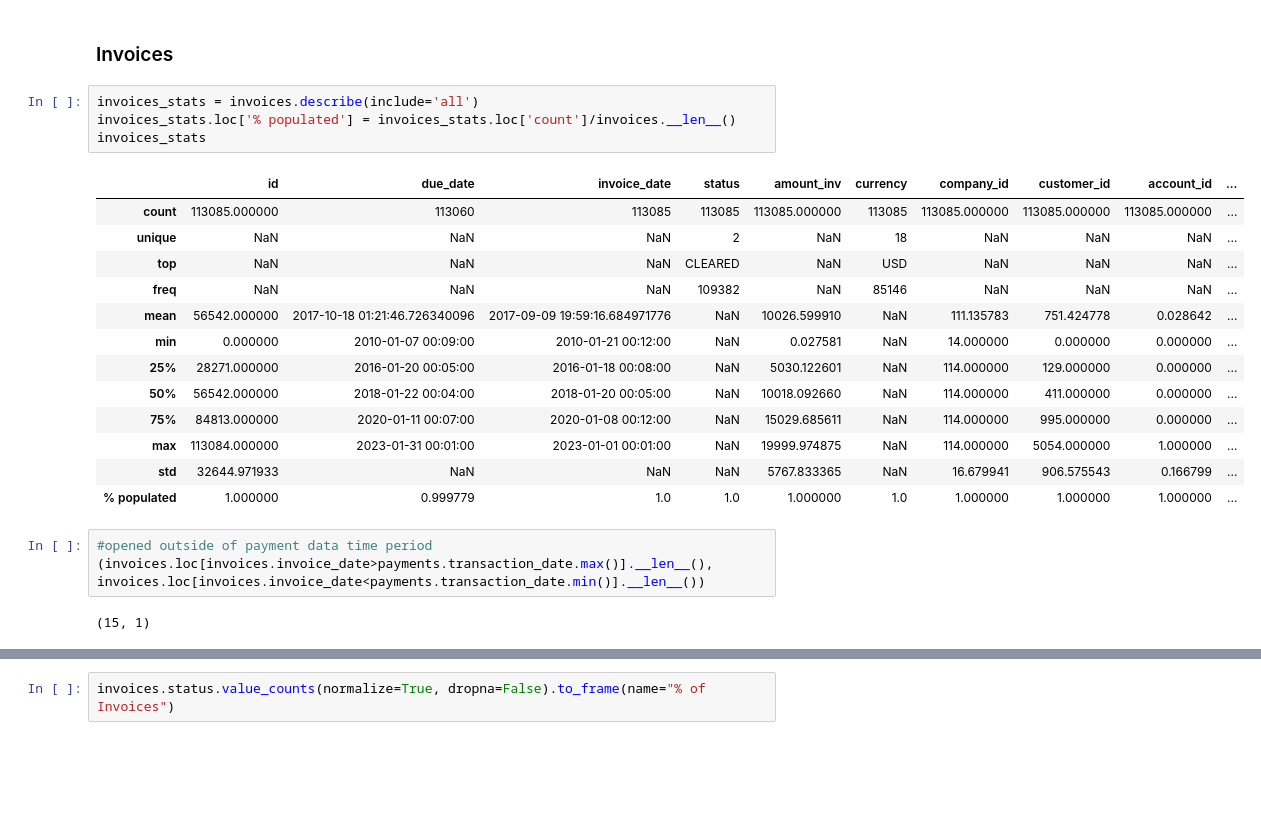
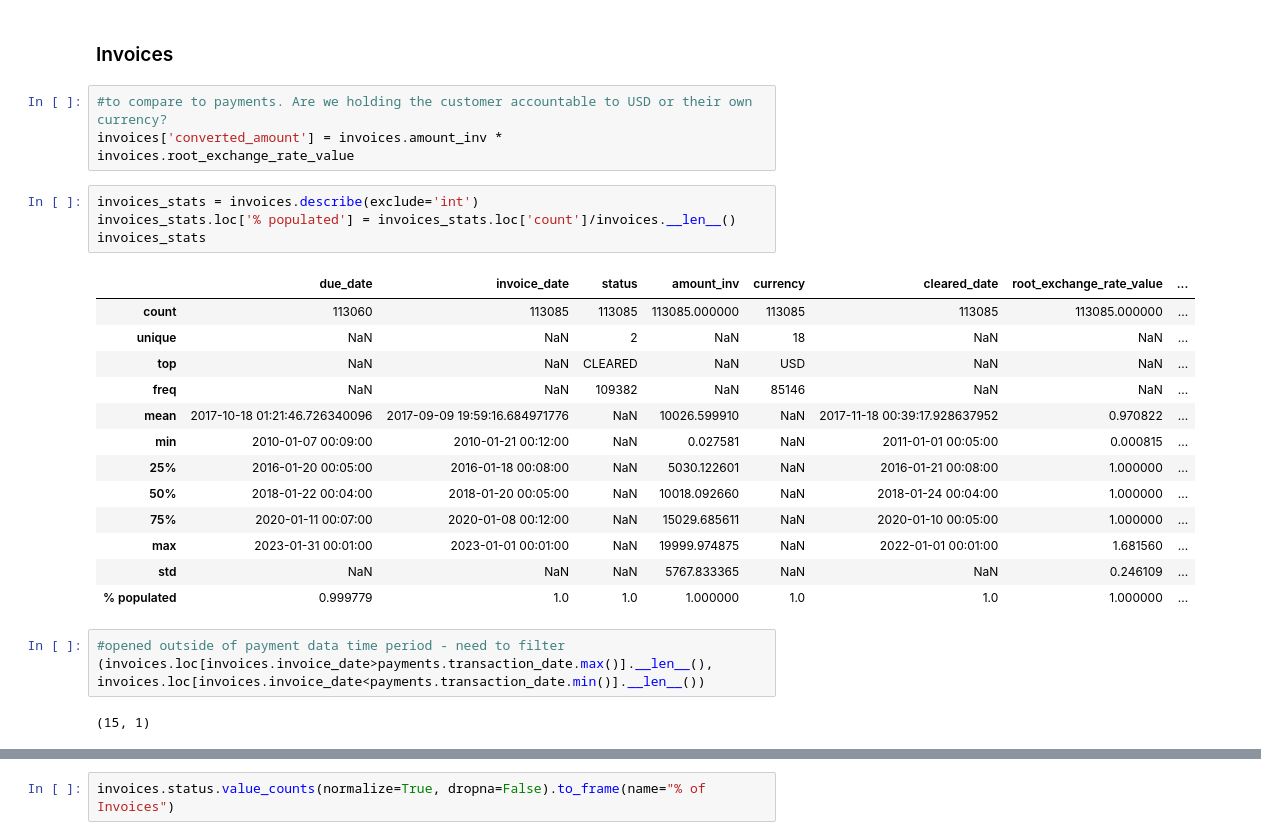
Before and after one commit to lauren7249/Data-Science-Take-Home-Project, a Jupyter notebook: data_analysis/files/exploratory.ipynb, the cells around one changed output, grey strips where cells are left out. Cells and saved outputs as stored; diff of their text form; blank space fills up the shorter version.

Commit message:
cleared dates are not straightforward

```diff
--- a/data_analysis/files/exploratory.ipynb
+++ b/data_analysis/files/exploratory.ipynb
@@ -174,26 +166,29 @@ array([[<Axes: title={'center': 'amount'}>,
 [figure]
 # %% [markdown]
 ### Invoices
+# %%
+#to compare to payments. Are we holding the customer accountable to USD or their own currency?
+invoices['converted_amount'] = invoices.amount_inv * invoices.root_exchange_rate_value
 # %%
-invoices_stats = invoices.describe(include='all')
+invoices_stats = invoices.describe(exclude='int')
 invoices_stats.loc['% populated'] = invoices_stats.loc['count']/invoices.__len__()
 invoices_stats
 # %% [output]
-|  | id | due_date | invoice_date | status | amount_inv | currency | company_id | customer_id | account_id | ... |
-| count | 113085.000000 | 113060 | 113085 | 113085 | 113085.000000 | 113085 | 113085.000000 | 113085.000000 | 113085.000000 | ... |
-| unique | NaN | NaN | NaN | 2 | NaN | 18 | NaN | NaN | NaN | ... |
-| top | NaN | NaN | NaN | CLEARED | NaN | USD | NaN | NaN | NaN | ... |
-| freq | NaN | NaN | NaN | 109382 | NaN | 85146 | NaN | NaN | NaN | ... |
-| mean | 56542.000000 | 2017-10-18 01:21:46.726340096 | 2017-09-09 19:59:16.684971776 | NaN | 10026.599910 | NaN | 111.135783 | 751.424778 | 0.028642 | ... |
-| min | 0.000000 | 2010-01-07 00:09:00 | 2010-01-21 00:12:00 | NaN | 0.027581 | NaN | 14.000000 | 0.000000 | 0.000000 | ... |
-| 25% | 28271.000000 | 2016-01-20 00:05:00 | 2016-01-18 00:08:00 | NaN | 5030.122601 | NaN | 114.000000 | 129.000000 | 0.000000 | ... |
-| 50% | 56542.000000 | 2018-01-22 00:04:00 | 2018-01-20 00:05:00 | NaN | 10018.092660 | NaN | 114.000000 | 411.000000 | 0.000000 | ... |
-| 75% | 84813.000000 | 2020-01-11 00:07:00 | 2020-01-08 00:12:00 | NaN | 15029.685611 | NaN | 114.000000 | 995.000000 | 0.000000 | ... |
-| max | 113084.000000 | 2023-01-31 00:01:00 | 2023-01-01 00:01:00 | NaN | 19999.974875 | NaN | 114.000000 | 5054.000000 | 1.000000 | ... |
-| std | 32644.971933 | NaN | NaN | NaN | 5767.833365 | NaN | 16.679941 | 906.575543 | 0.166799 | ... |
-| % populated | 1.000000 | 0.999779 | 1.0 | 1.0 | 1.000000 | 1.0 | 1.000000 | 1.000000 | 1.000000 | ... |
+|  | due_date | invoice_date | status | amount_inv | currency | cleared_date | root_exchange_rate_value | ... |
+| count | 113060 | 113085 | 113085 | 113085.000000 | 113085 | 113085 | 113085.000000 | ... |
+| unique | NaN | NaN | 2 | NaN | 18 | NaN | NaN | ... |
+| top | NaN | NaN | CLEARED | NaN | USD | NaN | NaN | ... |
+| freq | NaN | NaN | 109382 | NaN | 85146 | NaN | NaN | ... |
+| mean | 2017-10-18 01:21:46.726340096 | 2017-09-09 19:59:16.684971776 | NaN | 10026.599910 | NaN | 2017-11-18 00:39:17.928637952 | 0.970822 | ... |
+| min | 2010-01-07 00:09:00 | 2010-01-21 00:12:00 | NaN | 0.027581 | NaN | 2011-01-01 00:05:00 | 0.000815 | ... |
+| 25% | 2016-01-20 00:05:00 | 2016-01-18 00:08:00 | NaN | 5030.122601 | NaN | 2016-01-21 00:08:00 | 1.000000 | ... |
+| 50% | 2018-01-22 00:04:00 | 2018-01-20 00:05:00 | NaN | 10018.092660 | NaN | 2018-01-24 00:04:00 | 1.000000 | ... |
+| 75% | 2020-01-11 00:07:00 | 2020-01-08 00:12:00 | NaN | 15029.685611 | NaN | 2020-01-10 00:05:00 | 1.000000 | ... |
+| max | 2023-01-31 00:01:00 | 2023-01-01 00:01:00 | NaN | 19999.974875 | NaN | 2022-01-01 00:01:00 | 1.681560 | ... |
+| std | NaN | NaN | NaN | 5767.833365 | NaN | NaN | 0.246109 | ... |
+| % populated | 0.999779 | 1.0 | 1.0 | 1.000000 | 1.0 | 1.0 | 1.000000 | ... |
 # %%
-#opened outside of payment data time period
+#opened outside of payment data time period - need to filter
 (invoices.loc[invoices.invoice_date>payments.transaction_date.max()].__len__(),
 invoices.loc[invoices.invoice_date<payments.transaction_date.min()].__len__())
 # %% [output]
```
Also changed, not shown: parts of 63 cells of this notebook, 9 other files.
